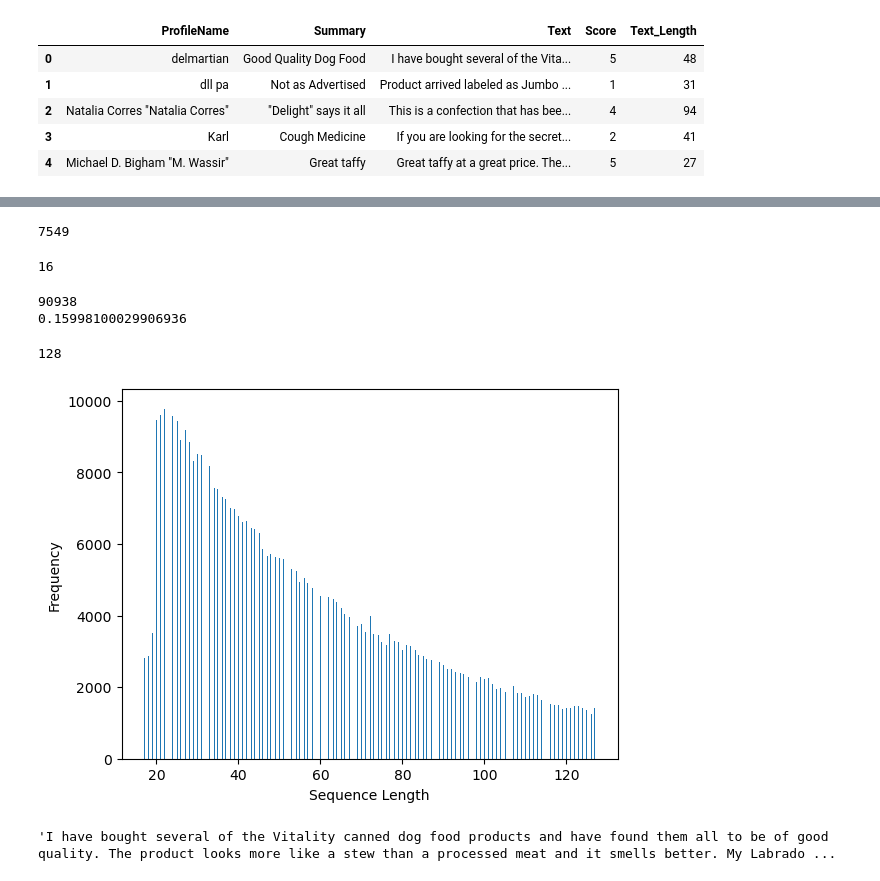
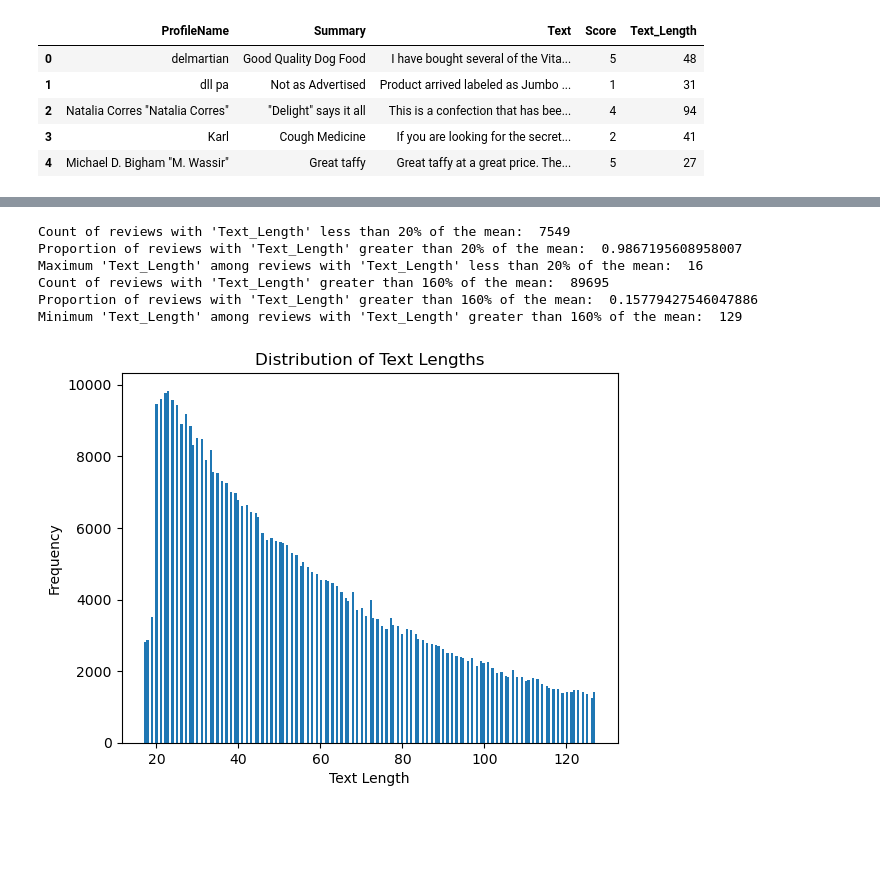
Before and after one commit to AnoopCA/Amazon-Review-Sentiment-Analysis-System, a Jupyter notebook: preprocess.ipynb, the cells around one changed output, grey strips where cells are left out. Cells and saved outputs as stored; diff of their text form; code cells hidden in the pictures; blank space fills up the shorter version.

```diff
--- a/preprocess.ipynb
+++ b/preprocess.ipynb
@@ -51,23 +68,32 @@ plt.show()
+# %%
+ln_min = 0.2
+print("Count of reviews with 'Text_Length' less than 20% of the mean: ",
+      len(df[df['Text_Length'] < df['Text_Length'].mean()*ln_min]))
+print("Proportion of reviews with 'Text_Length' greater than 20% of the mean: ",
+      len(df[df['Text_Length'] > df['Text_Length'].mean()*ln_min])/len(df))
+print("Maximum 'Text_Length' among reviews with 'Text_Length' less than 20% of the mean: ",
+      df[df['Text_Length'] < df['Text_Length'].mean()*ln_min]['Text_Length'].max())
+
+ln_max = 1.6
+print("Count of reviews with 'Text_Length' greater than 160% of the mean: ",
+      len(df[df['Text_Length'] > df['Text_Length'].mean()*ln_max]))
+print("Proportion of reviews with 'Text_Length' greater than 160% of the mean: ",
+      len(df[df['Text_Length'] > df['Text_Length'].mean()*ln_max])/len(df))
+print("Minimum 'Text_Length' among reviews with 'Text_Length' greater than 160% of the mean: ",
+      df[df['Text_Length'] > df['Text_Length'].mean()*ln_max]['Text_Length'].min())
+# %% [output]
+Count of reviews with 'Text_Length' less than 20% of the mean:  7549
+Proportion of reviews with 'Text_Length' greater than 20% of the mean:  0.9867195608958007
+Maximum 'Text_Length' among reviews with 'Text_Length' less than 20% of the mean:  16
+Count of reviews with 'Text_Length' greater than 160% of the mean:  89695
+Proportion of reviews with 'Text_Length' greater than 160% of the mean:  0.15779427546047886
+Minimum 'Text_Length' among reviews with 'Text_Length' greater than 160% of the mean:  129
 # %%
-print(len(df[df['Text_Length'] < df['Text_Length'].mean()*0.2]))
-df[df['Text_Length'] < df['Text_Length'].mean()*0.20]['Text_Length'].max()
+text_len = df[(df['Text_Length'] > df['Text_Length'].mean()*0.2) & (df['Text_Length'] < df['Text_Length'].mean()*1.59)]
+plt.hist(text_len['Text_Length'], bins=200)
+plt.title("Distribution of Text Lengths")
+plt.xlabel("Text Length")
+plt.ylabel("Frequency")
+plt.show()
 # %% [output]
-7549
-16
+[figure, added]
-# %%
-ln = 1.59
-print(len(df[df['Text_Length'] > df['Text_Length'].mean()*ln]))
-print(len(df[df['Text_Length'] > df['Text_Length'].mean()*ln])/len(df))
-df[df['Text_Length'] > df['Text_Length'].mean()*ln]['Text_Length'].min()
-# %% [output]
-90938
-0.15998100029906936
-128
-# %%
-text_len = df[(df['Text_Length'] > df['Text_Length'].mean()*0.2) & (df['Text_Length'] < df['Text_Length'].mean()*1.59)]
-plt.hist(text_len['Text_Length'], bins=500)
-plt.xlabel("Sequence Length")
-plt.ylabel("Frequency")
-plt.show()
-# %% [output]
-[figure, removed]
@@ -78,5 +100 @@ text = " ".join(df['Text'])
-# %%
-text[:10000]
-# %% [output]
-'I have bought several of the Vitality canned dog food products and have found them all to be of good quality. The product looks more like a stew than a processed meat and it smells better. My Labrado ...
 # %%
```
Also changed, not shown: parts of 22 cells of this notebook.
